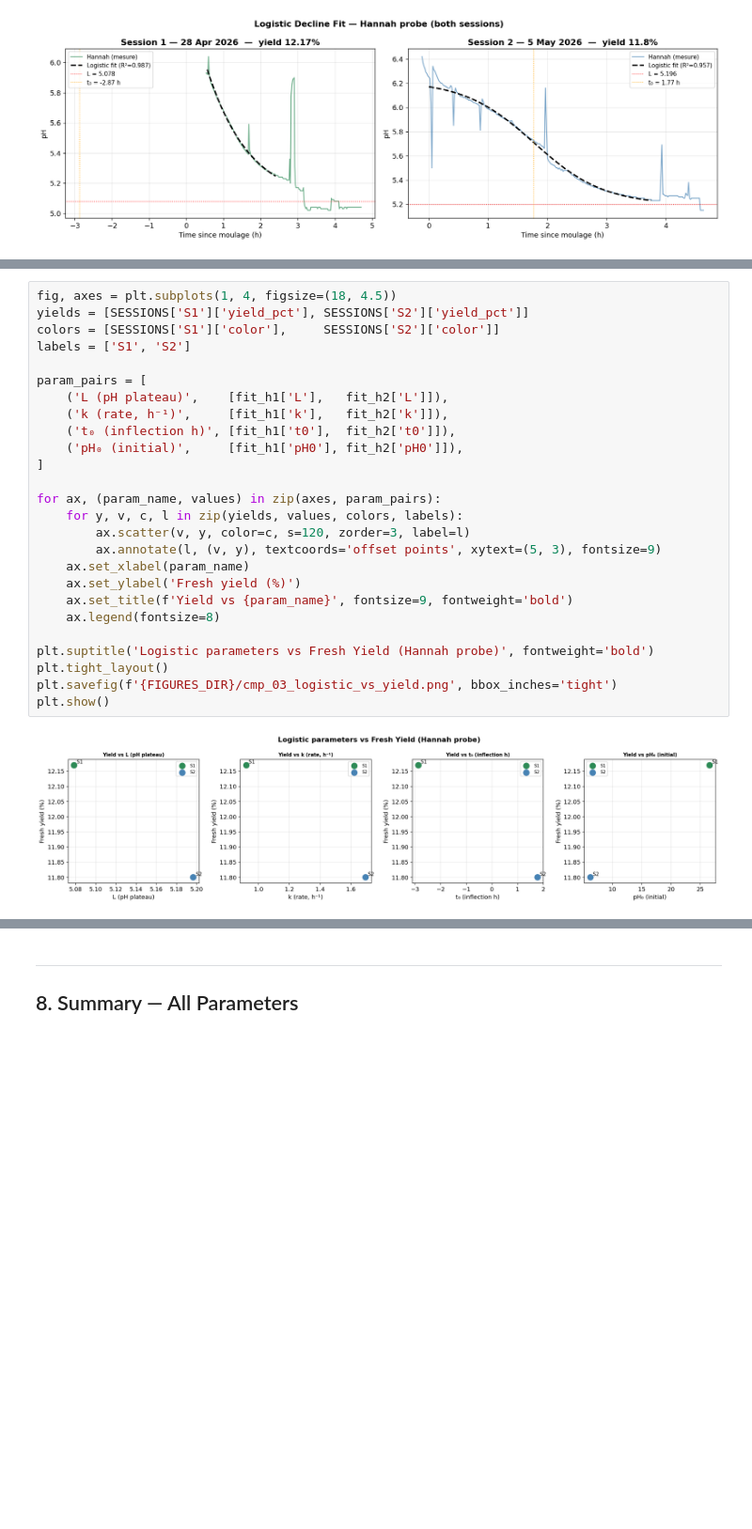
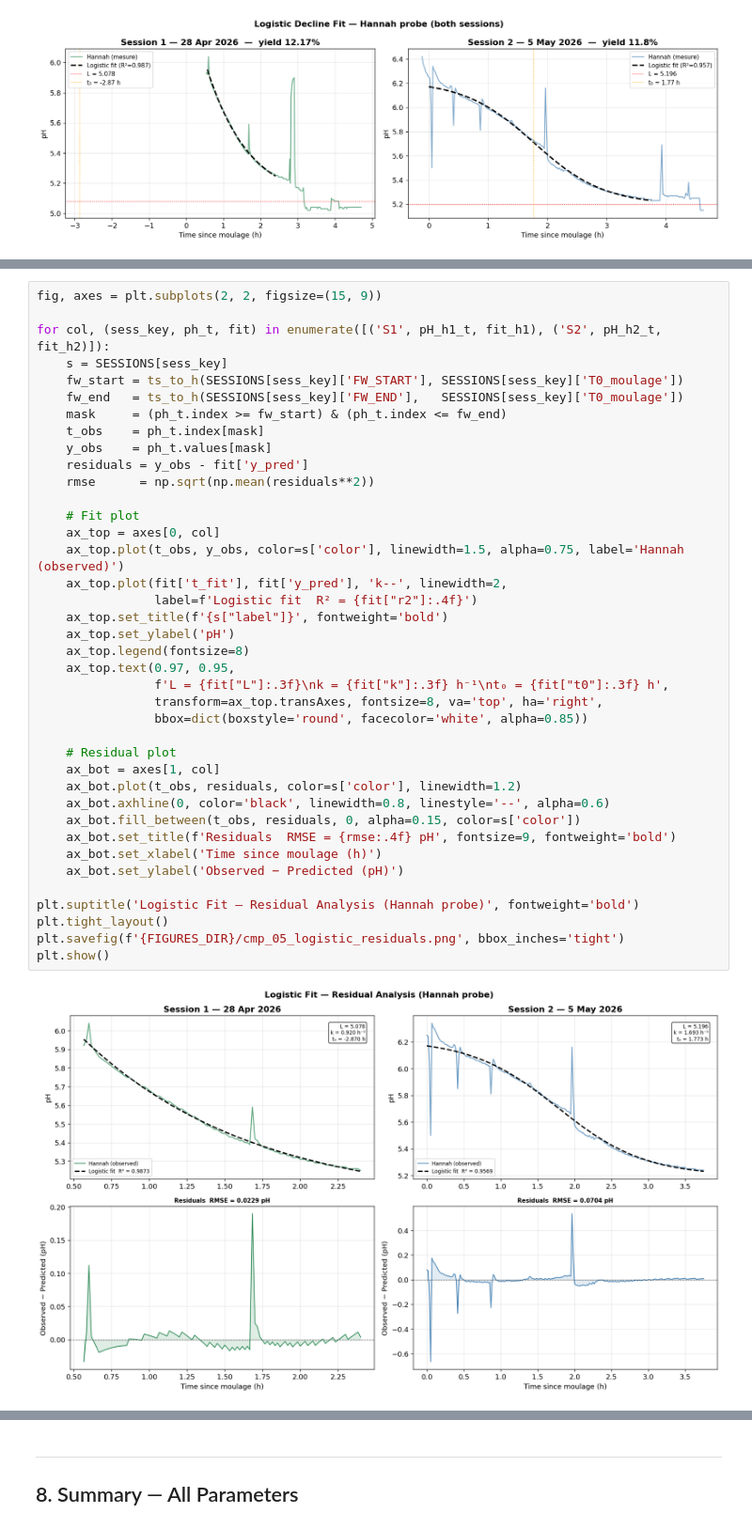
Before and after one commit to samuelemoungang/cheese-acidification-analysis, a Jupyter notebook: comparison_sessions.ipynb, the cells around one changed output, grey strips where cells are left out. Shown at 94% size. Cells and saved outputs as stored; diff of their text form; blank space fills up the shorter version.

```diff
--- a/comparison_sessions.ipynb
+++ b/comparison_sessions.ipynb
@@ -298,31 +314,44 @@ Session 2 — 5 May 2026       11.80           5.196          6.218          1.6
 # %%
-fig, axes = plt.subplots(1, 4, figsize=(18, 4.5))
-yields = [SESSIONS['S1']['yield_pct'], SESSIONS['S2']['yield_pct']]
-colors = [SESSIONS['S1']['color'],     SESSIONS['S2']['color']]
-labels = ['S1', 'S2']
+fig, axes = plt.subplots(2, 2, figsize=(15, 9))
 
-param_pairs = [
-    ('L (pH plateau)',    [fit_h1['L'],   fit_h2['L']]),
-    ('k (rate, h⁻¹)',     [fit_h1['k'],   fit_h2['k']]),
-    ('t₀ (inflection h)', [fit_h1['t0'],  fit_h2['t0']]),
-    ('pH₀ (initial)',     [fit_h1['pH0'], fit_h2['pH0']]),
-]
+for col, (sess_key, ph_t, fit) in enumerate([('S1', pH_h1_t, fit_h1), ('S2', pH_h2_t, fit_h2)]):
+    s = SESSIONS[sess_key]
+    fw_start = ts_to_h(SESSIONS[sess_key]['FW_START'], SESSIONS[sess_key]['T0_moulage'])
+    fw_end   = ts_to_h(SESSIONS[sess_key]['FW_END'],   SESSIONS[sess_key]['T0_moulage'])
+    mask     = (ph_t.index >= fw_start) & (ph_t.index <= fw_end)
+    t_obs    = ph_t.index[mask]
+    y_obs    = ph_t.values[mask]
+    residuals = y_obs - fit['y_pred']
+    rmse      = np.sqrt(np.mean(residuals**2))
 
-for ax, (param_name, values) in zip(axes, param_pairs):
-    for y, v, c, l in zip(yields, values, colors, labels):
-        ax.scatter(v, y, color=c, s=120, zorder=3, label=l)
-        ax.annotate(l, (v, y), textcoords='offset points', xytext=(5, 3), fontsize=9)
-    ax.set_xlabel(param_name)
-    ax.set_ylabel('Fresh yield (%)')
-    ax.set_title(f'Yield vs {param_name}', fontsize=9, fontweight='bold')
-    ax.legend(fontsize=8)
+    # Fit plot
+    ax_top = axes[0, col]
+    ax_top.plot(t_obs, y_obs, color=s['color'], linewidth=1.5, alpha=0.75, label='Hannah (observed)')
+    ax_top.plot(fit['t_fit'], fit['y_pred'], 'k--', linewidth=2,
+                label=f'Logistic fit  R² = {fit["r2"]:.4f}')
+    ax_top.set_title(f'{s["label"]}', fontweight='bold')
+    ax_top.set_ylabel('pH')
+    ax_top.legend(fontsize=8)
+    ax_top.text(0.97, 0.95,
+                f'L = {fit["L"]:.3f}\nk = {fit["k"]:.3f} h⁻¹\nt₀ = {fit["t0"]:.3f} h',
+                transform=ax_top.transAxes, fontsize=8, va='top', ha='right',
+                bbox=dict(boxstyle='round', facecolor='white', alpha=0.85))
 
-plt.suptitle('Logistic parameters vs Fresh Yield (Hannah probe)', fontweight='bold')
+    # Residual plot
+    ax_bot = axes[1, col]
+    ax_bot.plot(t_obs, residuals, color=s['color'], linewidth=1.2)
+    ax_bot.axhline(0, color='black', linewidth=0.8, linestyle='--', alpha=0.6)
+    ax_bot.fill_between(t_obs, residuals, 0, alpha=0.15, color=s['color'])
+    ax_bot.set_title(f'Residuals  RMSE = {rmse:.4f} pH', fontsize=9, fontweight='bold')
+    ax_bot.set_xlabel('Time since moulage (h)')
+    ax_bot.set_ylabel('Observed − Predicted (pH)')
+
+plt.suptitle('Logistic Fit — Residual Analysis (Hannah probe)', fontweight='bold')
 plt.tight_layout()
-plt.savefig(f'{FIGURES_DIR}/cmp_03_logistic_vs_yield.png', bbox_inches='tight')
+plt.savefig(f'{FIGURES_DIR}/cmp_05_logistic_residuals.png', bbox_inches='tight')
 plt.show()
 # %% [output]
-[figure, old version]
+[figure, new version]
 # %% [markdown]
 ---
 ## 6. Luedeking-Piret ODE Model — Cross-Session Comparison
```
Also changed, not shown: parts of 12 cells of this notebook, 15 other files.
